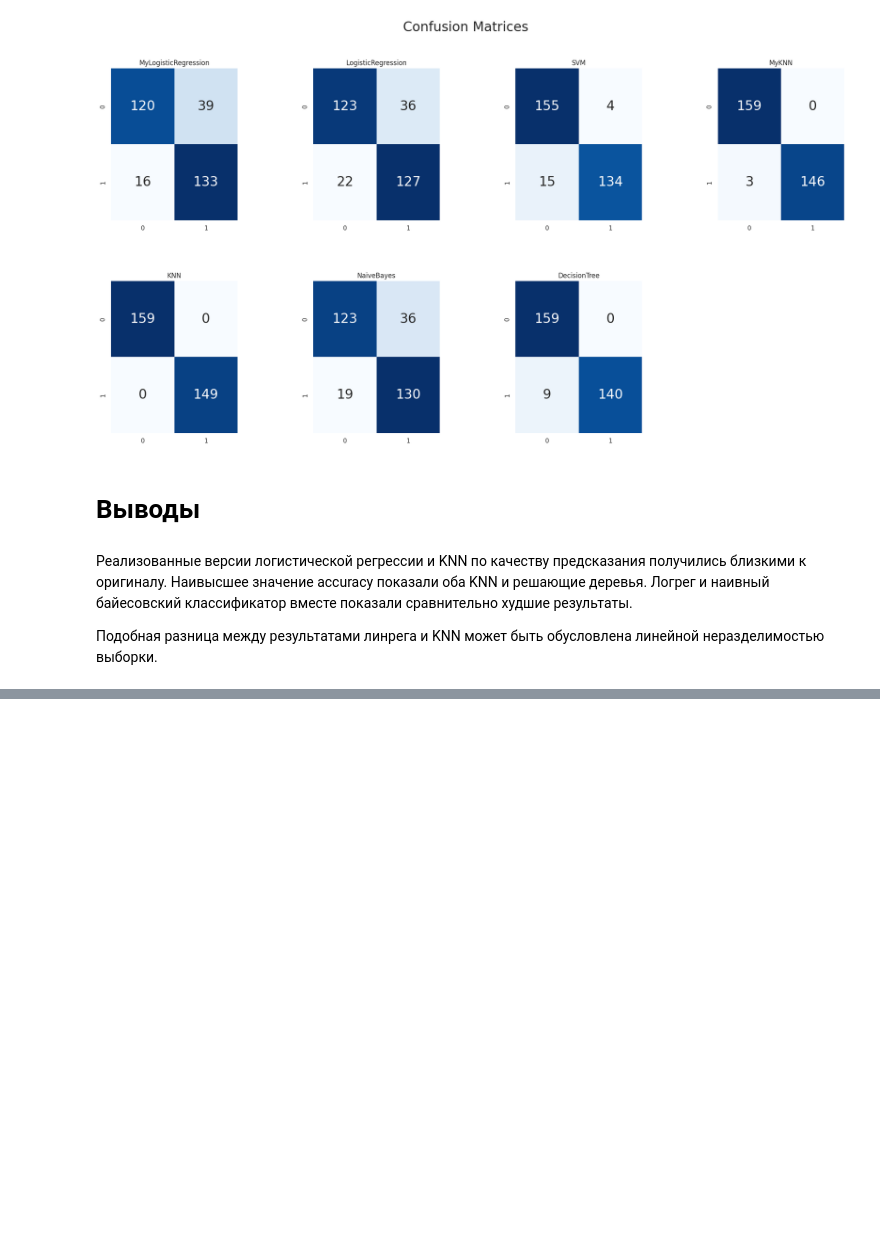
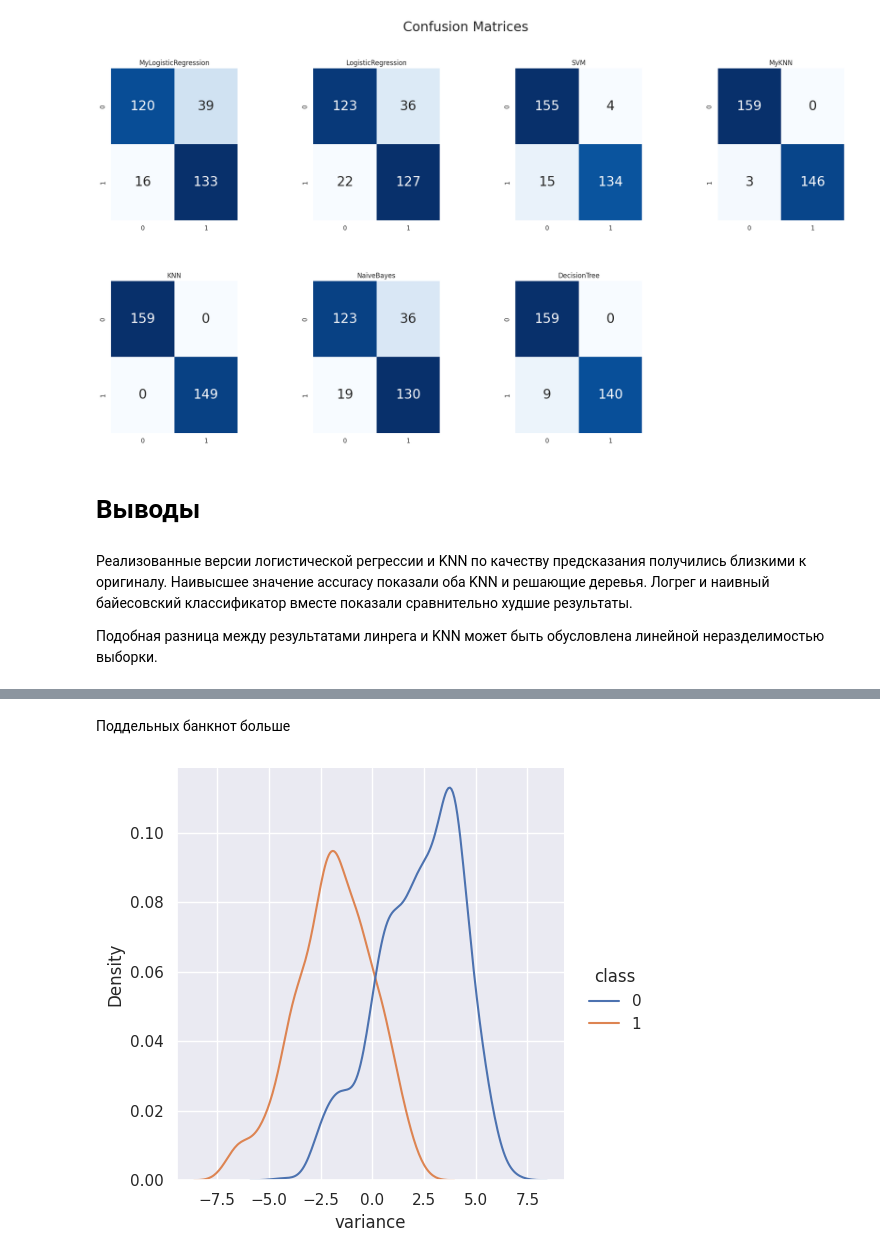
Before and after one commit to achains/ml-course, a Jupyter notebook: notebooks/T2_Classification.ipynb, the cells around one changed output, grey strips where cells are left out. Cells and saved outputs as stored; diff of their text form; code cells hidden in the pictures; blank space fills up the shorter version.

```diff
--- a/notebooks/T2_Classification.ipynb
+++ b/notebooks/T2_Classification.ipynb
@@ -535,0 +577,6 @@ for i, key in enumerate(cm.keys()):
+# %% [markdown]
+Поддельных банкнот больше
+# %%
+sns.displot(df, x='variance', kind='kde', hue='class', height=5);
+# %% [output]
+[figure, added]
```
Also changed, not shown: parts of 59 cells of this notebook, 1 other file.
